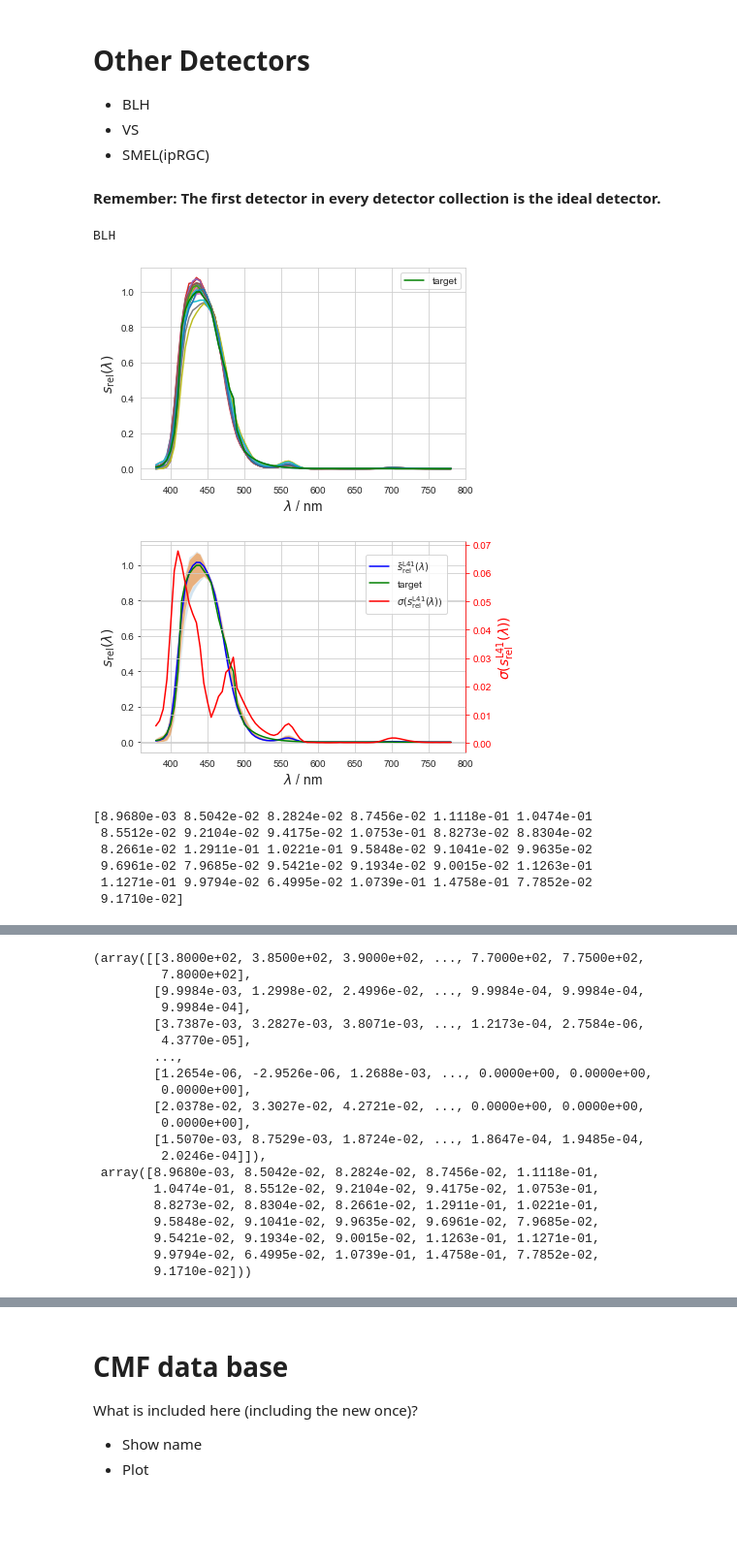
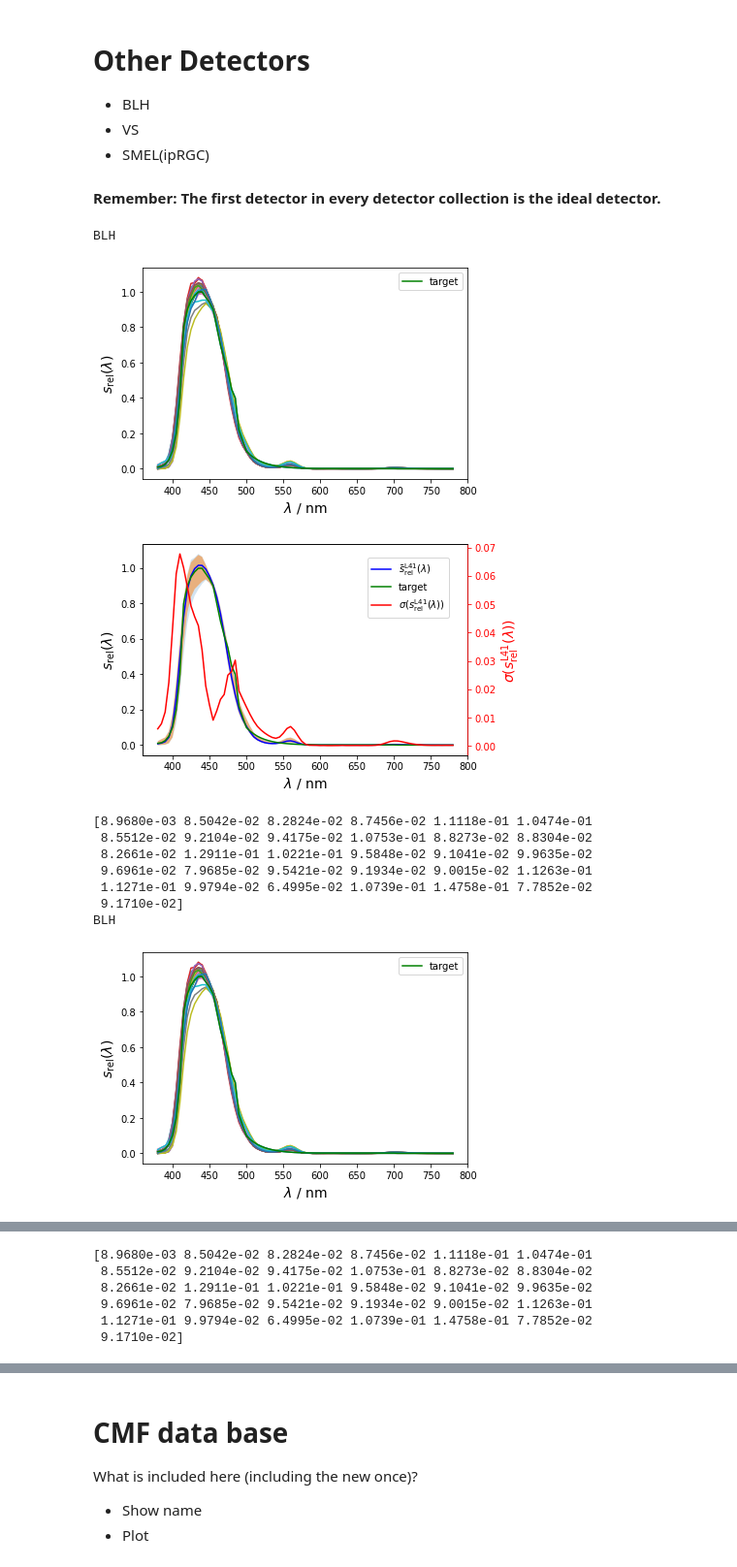
Before and after one commit to empir19nrm02/empir19nrm02, a Jupyter notebook: empir19nrm02/Jupyter/SPD_Test.ipynb, the cells around one changed output, grey strips where cells are left out. Shown at 97% size. Saved outputs shown, nothing was run; the diff lists cells and outputs as text; code cells hidden in the pictures; blank space fills up the shorter version.

```diff
--- a/empir19nrm02/Jupyter/SPD_Test.ipynb
+++ b/empir19nrm02/Jupyter/SPD_Test.ipynb
@@ -202,14 +194,16 @@ with open(filename, 'w') as f:
 # %%
 _name = 'BLH'
 _detectors=_RES[_name+'Detectors']['S']['data'].copy()
-display_responsivity(_name, _detectors, cieobs=_name, out_dir=out_dir)
+_ , _ = display_responsivity(_name, _detectors, cieobs=_name, out_dir=out_dir)
 # %% [output]
 BLH
-[figure, old version]
+[figure, new version]
-[figure, old version]
+[figure, new version]
 [8.9680e-03 8.5042e-02 8.2824e-02 8.7456e-02 1.1118e-01 1.0474e-01
  8.5512e-02 9.2104e-02 9.4175e-02 1.0753e-01 8.8273e-02 8.8304e-02
  8.2661e-02 1.2911e-01 1.0221e-01 9.5848e-02 9.1041e-02 9.9635e-02
  9.6961e-02 7.9685e-02 9.5421e-02 9.1934e-02 9.0015e-02 1.1263e-01
  1.1271e-01 9.9794e-02 6.4995e-02 1.0739e-01 1.4758e-01 7.7852e-02
  9.1710e-02]
+BLH
+[figure, added]
@@ -216,23 +211,9 @@ BLH
-(array([[3.8000e+02, 3.8500e+02, 3.9000e+02, ..., 7.7000e+02, 7.7500e+02,
-         7.8000e+02],
-        [9.9984e-03, 1.2998e-02, 2.4996e-02, ..., 9.9984e-04, 9.9984e-04,
-         9.9984e-04],
-        [3.7387e-03, 3.2827e-03, 3.8071e-03, ..., 1.2173e-04, 2.7584e-06,
-         4.3770e-05],
-        ...,
-        [1.2654e-06, -2.9526e-06, 1.2688e-03, ..., 0.0000e+00, 0.0000e+00,
-         0.0000e+00],
-        [2.0378e-02, 3.3027e-02, 4.2721e-02, ..., 0.0000e+00, 0.0000e+00,
-         0.0000e+00],
-        [1.5070e-03, 8.7529e-03, 1.8724e-02, ..., 1.8647e-04, 1.9485e-04,
-         2.0246e-04]]),
- array([8.9680e-03, 8.5042e-02, 8.2824e-02, 8.7456e-02, 1.1118e-01,
-        1.0474e-01, 8.5512e-02, 9.2104e-02, 9.4175e-02, 1.0753e-01,
-        8.8273e-02, 8.8304e-02, 8.2661e-02, 1.2911e-01, 1.0221e-01,
-        9.5848e-02, 9.1041e-02, 9.9635e-02, 9.6961e-02, 7.9685e-02,
-        9.5421e-02, 9.1934e-02, 9.0015e-02, 1.1263e-01, 1.1271e-01,
-        9.9794e-02, 6.4995e-02, 1.0739e-01, 1.4758e-01, 7.7852e-02,
-        9.1710e-02]))
+[8.9680e-03 8.5042e-02 8.2824e-02 8.7456e-02 1.1118e-01 1.0474e-01
+ 8.5512e-02 9.2104e-02 9.4175e-02 1.0753e-01 8.8273e-02 8.8304e-02
+ 8.2661e-02 1.2911e-01 1.0221e-01 9.5848e-02 9.1041e-02 9.9635e-02
+ 9.6961e-02 7.9685e-02 9.5421e-02 9.1934e-02 9.0015e-02 1.1263e-01
+ 1.1271e-01 9.9794e-02 6.4995e-02 1.0739e-01 1.4758e-01 7.7852e-02
+ 9.1710e-02]
 # %%
 _name = 'VS'
 _detectors=_RES[_name+'Detectors']['S']['data'].copy()
```
Also changed, not shown: parts of 15 cells of this notebook, 3 other files.
